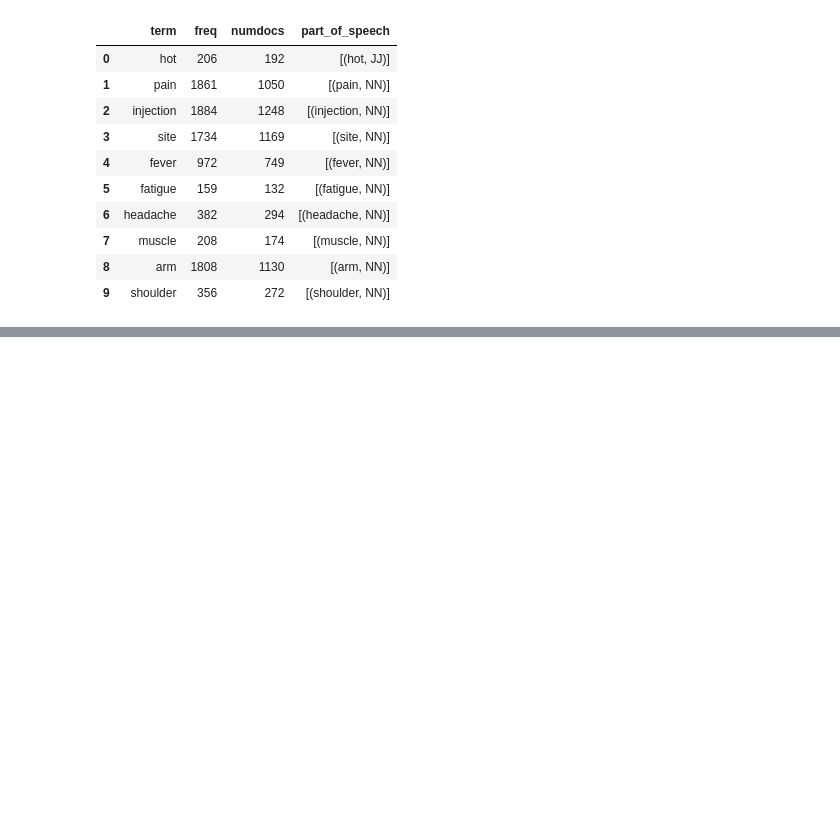
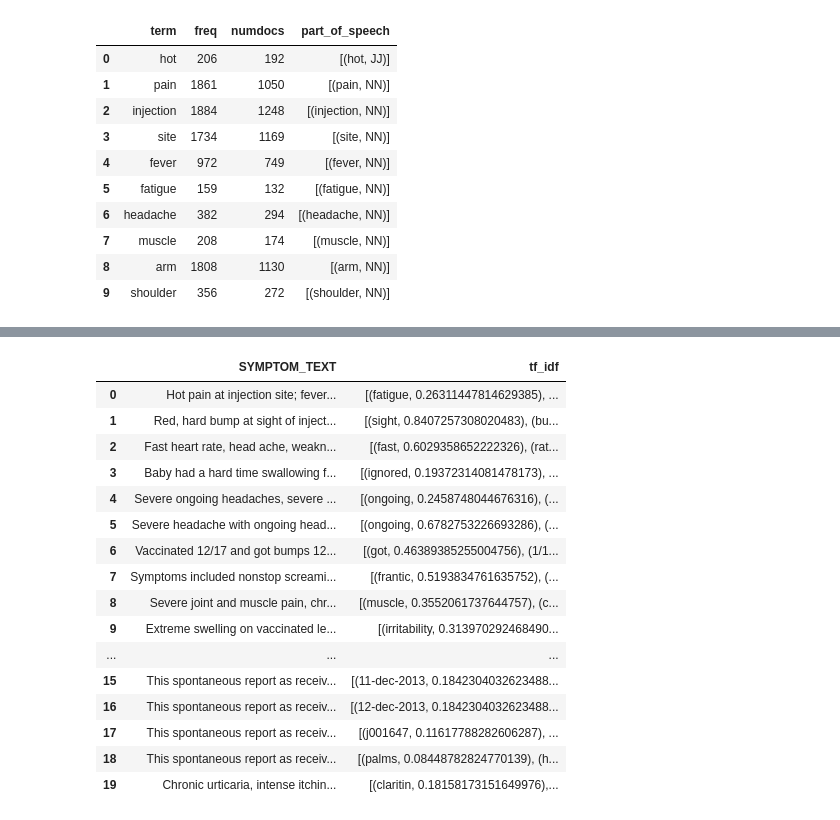
Before and after one commit to lmaksymenko/CS553, a Jupyter notebook: assignment2/assignment2.ipynb, the cells around one changed output, grey strips where cells are left out. Saved outputs shown, nothing was run; the diff lists cells and outputs as text; code cells hidden in the pictures; blank space fills up the shorter version.

```diff
--- a/assignment2/assignment2.ipynb
+++ b/assignment2/assignment2.ipynb
@@ -210 +208,54 @@ tf_table.head(15)
+# %%
+# tf-idf
+
+"""
+ t = term
+ d = document (row)
+ N = num of documents (rows in dataframe)
+
+ for each row in the original dataframe (each document):
+   tf(t, d) = (count of t in d/ number of words in d)
+   df(t) = "numdocs" of t
+   idf(t) = N/df
+
+  tf-idf(t, d) = tf(t, d) * idf(t)
+"""
+
+from math import log
+N = len(df)
+
+def calc_tf_idf(row):
+  row_tf_idf_vals: list[tuple[str, int]] = [] # list of (word, tf_idf)
+  row_word_counts = row["word_counts"]
+  total_row_words = sum(row_word_counts.values()) # number of words in this document
+  for word, count in row_word_counts.items():
+    if word in ",.;()+-_": continue # ignoring punctuation
+    df = num_docs[word] # num of occurances in documents of this word
+    term_freq = count / total_row_words # freq of this term divided by total num words in this doc
+    idf = log(N / df)
+    tf_idf = term_freq * idf
+    row_tf_idf_vals.append((word, tf_idf))
+  row_tf_idf_vals.sort(key=lambda word_idf_tuple: -word_idf_tuple[1]) # sort by tf_idf value
+  return row_tf_idf_vals
+
+df["tf_idf"] = df.apply(calc_tf_idf, axis=1)
+df[["SYMPTOM_TEXT", "tf_idf"]].head(20)
+# %% [output]
+|  | SYMPTOM_TEXT | tf_idf |
+| 0 | Hot pain at injection site; fever... | [(fatigue, 0.26311447814629385), ... |
+| 1 | Red, hard bump at sight of inject... | [(sight, 0.8407257308020483), (bu... |
+| 2 | Fast heart rate, head ache, weakn... | [(fast, 0.6029358652222326), (rat... |
+| 3 | Baby had a hard time swallowing f... | [(ignored, 0.19372314081478173), ... |
+| 4 | Severe ongoing headaches, severe ... | [(ongoing, 0.2458748044676316), (... |
+| 5 | Severe headache with ongoing head... | [(ongoing, 0.6782753226693286), (... |
+| 6 | Vaccinated 12/17 and got bumps 12... | [(got, 0.46389385255004756), (1/1... |
+| 7 | Symptoms included nonstop screami... | [(frantic, 0.5193834761635752), (... |
+| 8 | Severe joint and muscle pain, chr... | [(muscle, 0.3552061737644757), (c... |
+| 9 | Extreme swelling on vaccinated le... | [(irritability, 0.313970292468490... |
+| ... | ... | ... |
+| 15 | This spontaneous report as receiv... | [(11-dec-2013, 0.1842304032623488... |
+| 16 | This spontaneous report as receiv... | [(12-dec-2013, 0.1842304032623488... |
+| 17 | This spontaneous report as receiv... | [(j001647, 0.11617788282606287), ... |
+| 18 | This spontaneous report as receiv... | [(palms, 0.08448782824770139), (h... |
+| 19 | Chronic urticaria, intense itchin... | [(claritin, 0.18158173151649976),... |
 # %% [markdown]
```
Also changed, not shown: parts of 7 cells of this notebook.
